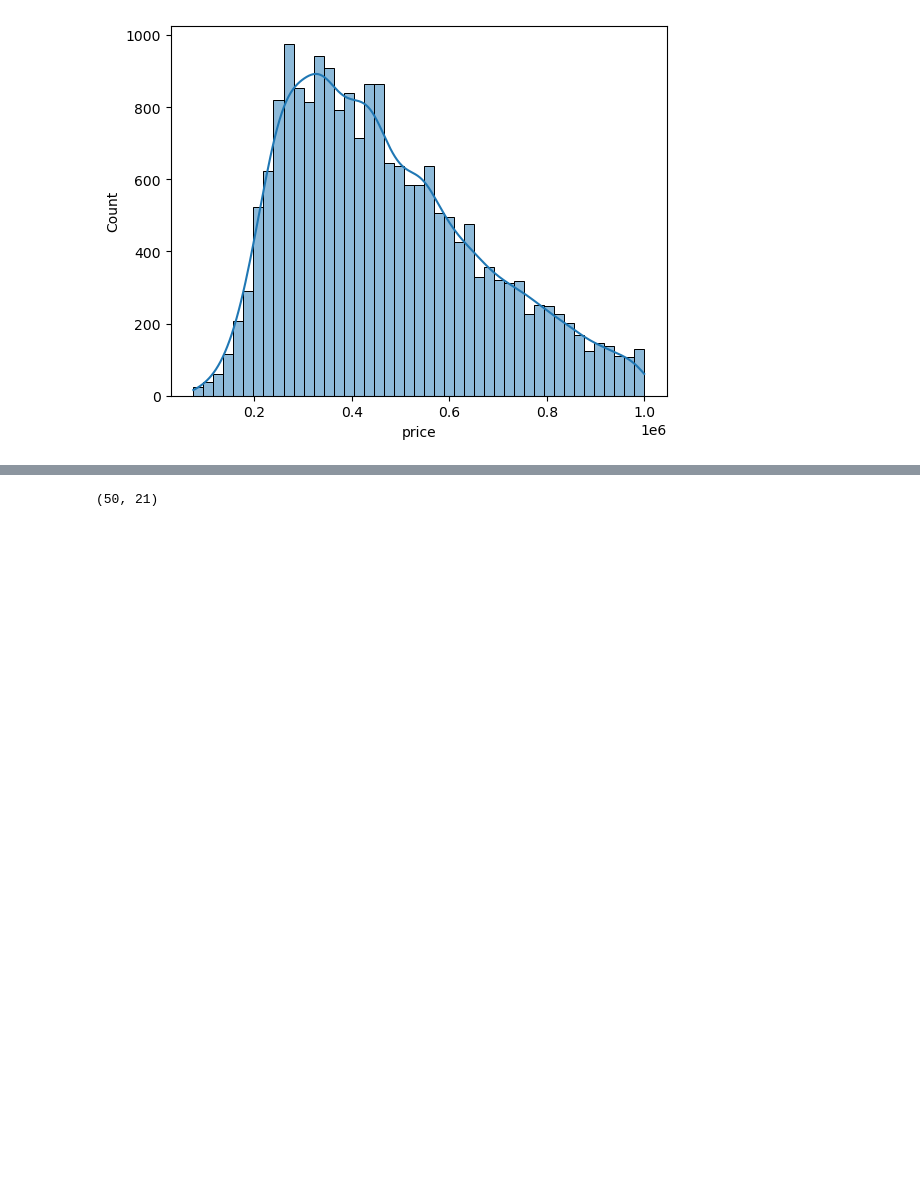
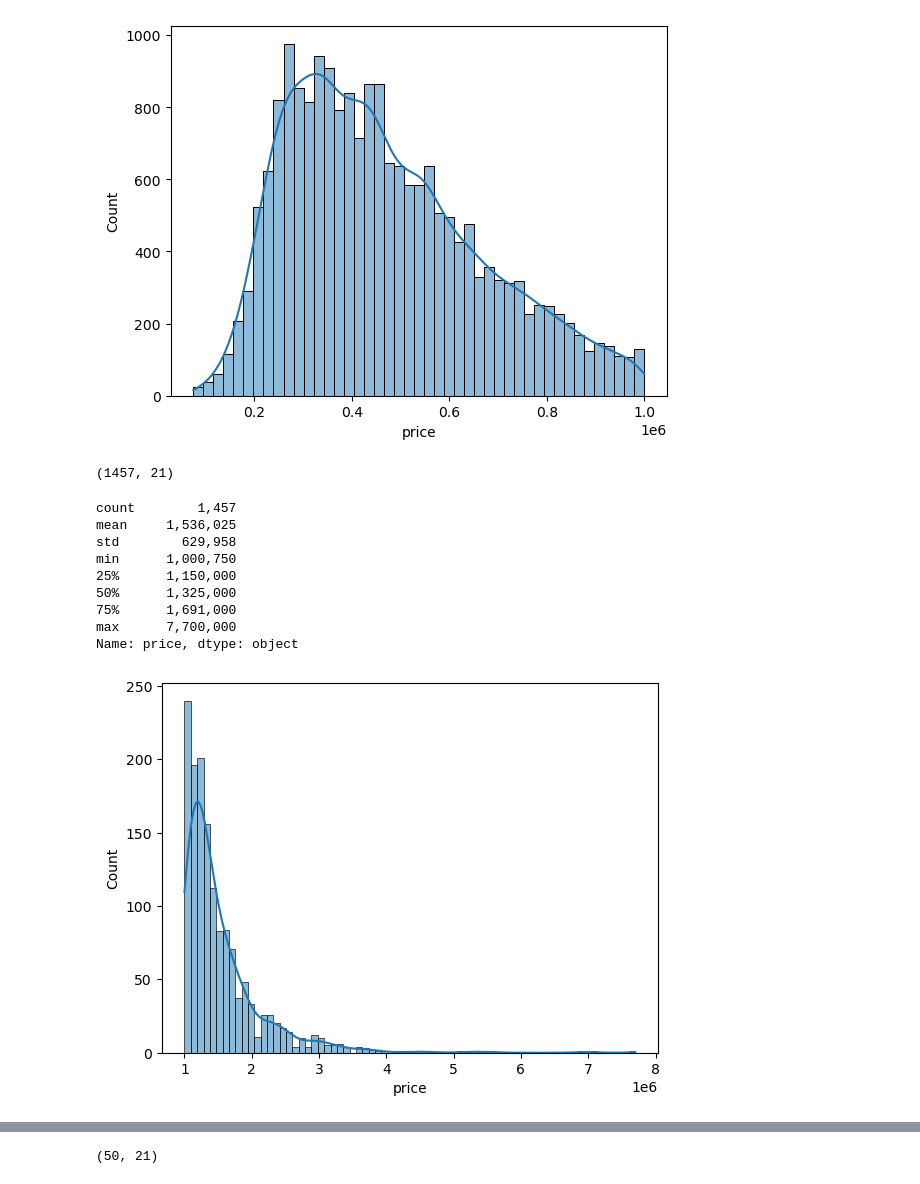
Before and after one commit to Enam88/apartment-hunter, a Jupyter notebook: notebooks/preprocessing.ipynb, the cells around one changed output, grey strips where cells are left out. Drawn from its saved outputs; the diff is of its cells as text; code cells hidden in the pictures; blank space fills up the shorter version.

```diff
--- a/notebooks/preprocessing.ipynb
+++ b/notebooks/preprocessing.ipynb
@@ -119,3 +119,24 @@ min         75,000
 max      1,000,000
 Name: price, dtype: object
 [figure]
+# %%
+# Subset the dataset for houses priced above 1 million dollars
+df_above_1m = df[df['price'] > 1_000_000]
+
+
+sns.histplot(df_above_1m["price"], kde=True)
+print(df_above_1m.shape)
+
+df_above_1m["price"].describe().apply("{0:,.0f}".format)
+# %% [output]
+(1457, 21)
+count        1,457
+mean     1,536,025
+std        629,958
+min      1,000,750
+25%      1,150,000
+50%      1,325,000
+75%      1,691,000
+max      7,700,000
+Name: price, dtype: object
+[figure, added]
```
Also changed, not shown: parts of 16 cells of this notebook.
